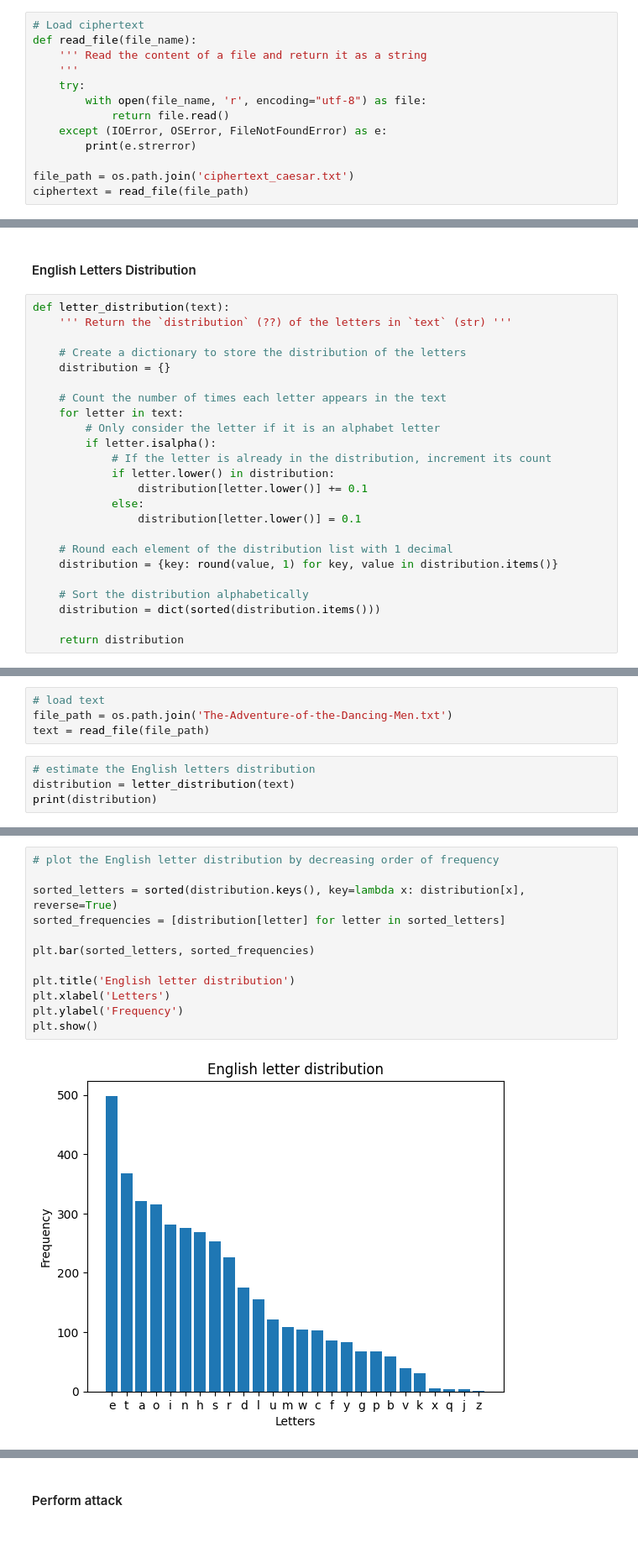
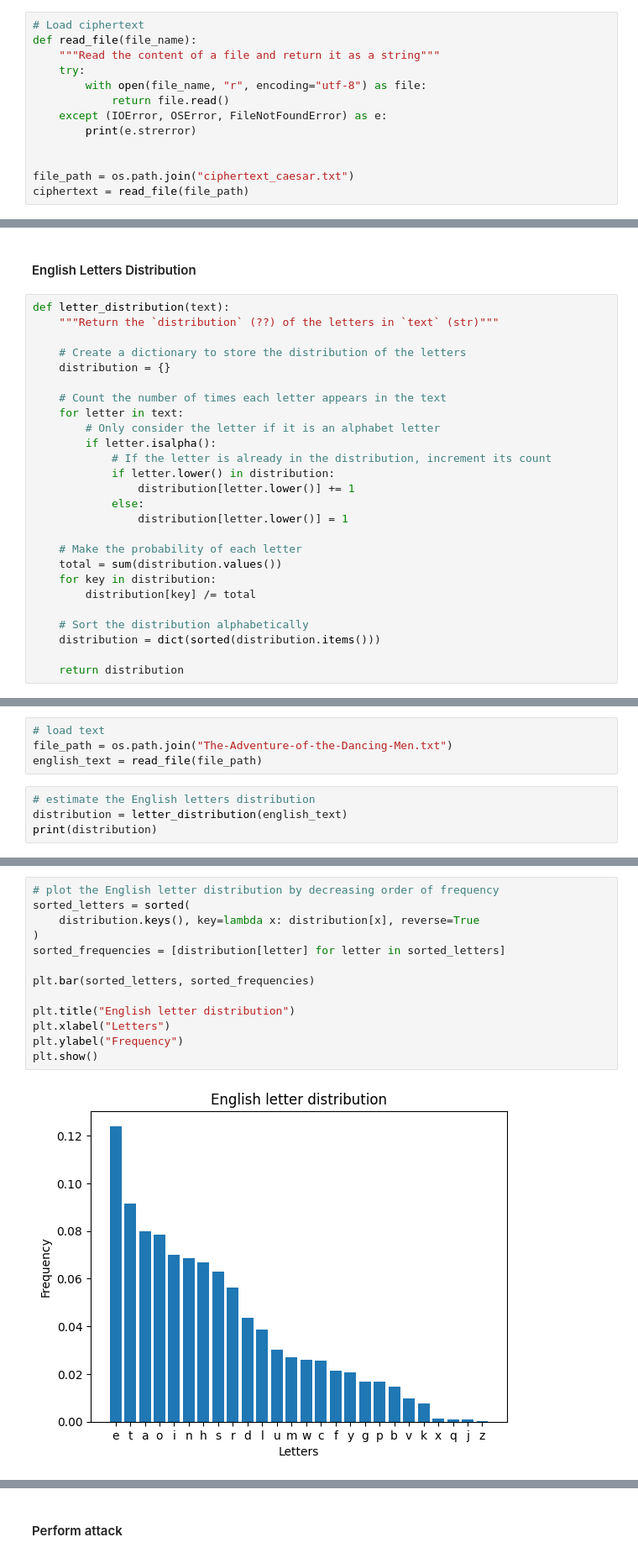
Before and after one commit to Luisbp27/unibo, a Jupyter notebook: EADS/Substitution Cipher/assignment1-template.ipynb, the cells around one changed output, grey strips where cells are left out. Shown at 84% size. Cells and saved outputs as stored; diff of their text form.

```diff
--- a/EADS/Substitution Cipher/assignment1-template.ipynb
+++ b/EADS/Substitution Cipher/assignment1-template.ipynb
@@ -110,15 +105,15 @@ lipps! -> hello!
 # %%
 # Load ciphertext
 def read_file(file_name):
-    ''' Read the content of a file and return it as a string
-    '''
+    """Read the content of a file and return it as a string"""
     try:
-        with open(file_name, 'r', encoding="utf-8") as file:
+        with open(file_name, "r", encoding="utf-8") as file:
             return file.read()
     except (IOError, OSError, FileNotFoundError) as e:
         print(e.strerror)
 
-file_path = os.path.join('ciphertext_caesar.txt')
+
+file_path = os.path.join("ciphertext_caesar.txt")
 ciphertext = read_file(file_path)
 # %% [markdown]
 ### Brute Force Attack
@@ -252,7 +247,7 @@ Describe the procedure to break a Simple Substitution Cipher (Max 150 words)
 #### English Letters Distribution
 # %%
 def letter_distribution(text):
-    ''' Return the `distribution` (??) of the letters in `text` (str) '''
+    """Return the `distribution` (??) of the letters in `text` (str)"""
 
     # Create a dictionary to store the distribution of the letters
     distribution = {}
@@ -263,12 +258,14 @@ def letter_distribution(text):
         if letter.isalpha():
             # If the letter is already in the distribution, increment its count
             if letter.lower() in distribution:
-                distribution[letter.lower()] += 0.1
+                distribution[letter.lower()] += 1
             else:
-                distribution[letter.lower()] = 0.1
+                distribution[letter.lower()] = 1
 
-    # Round each element of the distribution list with 1 decimal
-    distribution = {key: round(value, 1) for key, value in distribution.items()}
+    # Make the probability of each letter
+    total = sum(distribution.values())
+    for key in distribution:
+        distribution[key] /= total
 
     # Sort the distribution alphabetically
     distribution = dict(sorted(distribution.items()))
@@ -285,10 +282,10 @@ letter_distribution(text)
 {'d': 0.1, 'e': 0.1, 'h': 0.1, 'l': 0.3, 'o': 0.2, 'r': 0.1, 'w': 0.1}
 # %%
 # load text
-file_path = os.path.join('The-Adventure-of-the-Dancing-Men.txt')
-text = read_file(file_path)
+file_path = os.path.join("The-Adventure-of-the-Dancing-Men.txt")
+english_text = read_file(file_path)
 # %%
 # estimate the English letters distribution
-distribution = letter_distribution(text)
+distribution = letter_distribution(english_text)
 print(distribution)
 # %% [output]
@@ -296,16 +293,17 @@ print(distribution)
 # %%
 # plot the English letter distribution by decreasing order of frequency
-
-sorted_letters = sorted(distribution.keys(), key=lambda x: distribution[x], reverse=True)
+sorted_letters = sorted(
+    distribution.keys(), key=lambda x: distribution[x], reverse=True
+)
 sorted_frequencies = [distribution[letter] for letter in sorted_letters]
 
 plt.bar(sorted_letters, sorted_frequencies)
 
-plt.title('English letter distribution')
-plt.xlabel('Letters')
-plt.ylabel('Frequency')
+plt.title("English letter distribution")
+plt.xlabel("Letters")
+plt.ylabel("Frequency")
 plt.show()
 # %% [output]
-[figure, old version]
+[figure, new version]
 # %%
 # store the distribution as a pickle file
```
Also changed, not shown: parts of 29 cells of this notebook, 1 other file.
